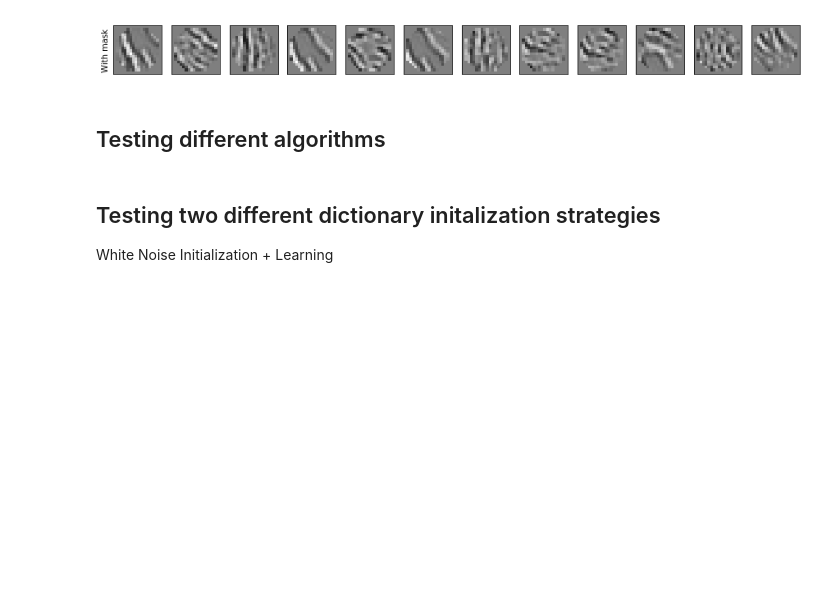
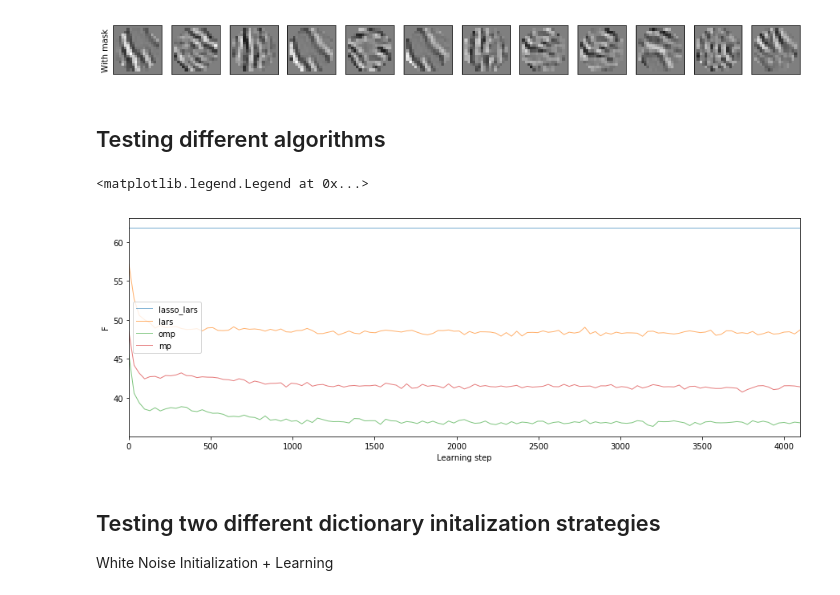
Before and after one commit to SpikeAI/HULK, a Jupyter notebook: Annex.ipynb, the cells around one changed output. Cells and saved outputs as stored; diff of their text form; code cells hidden in the pictures; blank space fills up the shorter version.

```diff
--- a/Annex.ipynb
+++ b/Annex.ipynb
@@ -799,15 +800,18 @@ for i, (do_mask, label) in enumerate(zip([False, True], ['Without mask', 'With m
 # %%
 fig, ax = None, None
 
-for algorithm in ['lasso_lars', 'lasso_cd', 'lars', 'omp', 'mp']: # 'threshold',
+for algorithm in ['lasso_lars', 'lars', 'omp', 'mp']: # 'threshold', 'lasso_cd',
     opts_ = opts.copy()
     opts_.update(homeo_method='None', learning_algorithm=algorithm, verbose=0)
     shl = SHL(**opts_)
     dico= shl.learn_dico(data=data, list_figures=[],
                    matname=tag + ' - algorithm={}'.format(algorithm))
     fig, ax = shl.time_plot(dico, variable='F', fig=fig, ax=ax, label=algorithm)
 
 ax.legend()
+# %% [output]
+<matplotlib.legend.Legend at 0x...>
+[figure, added]
 # %% [markdown]
 ## Testing two different dictionary initalization strategies
 
```
Also changed, not shown: parts of 11 cells of this notebook, 6 other files.
